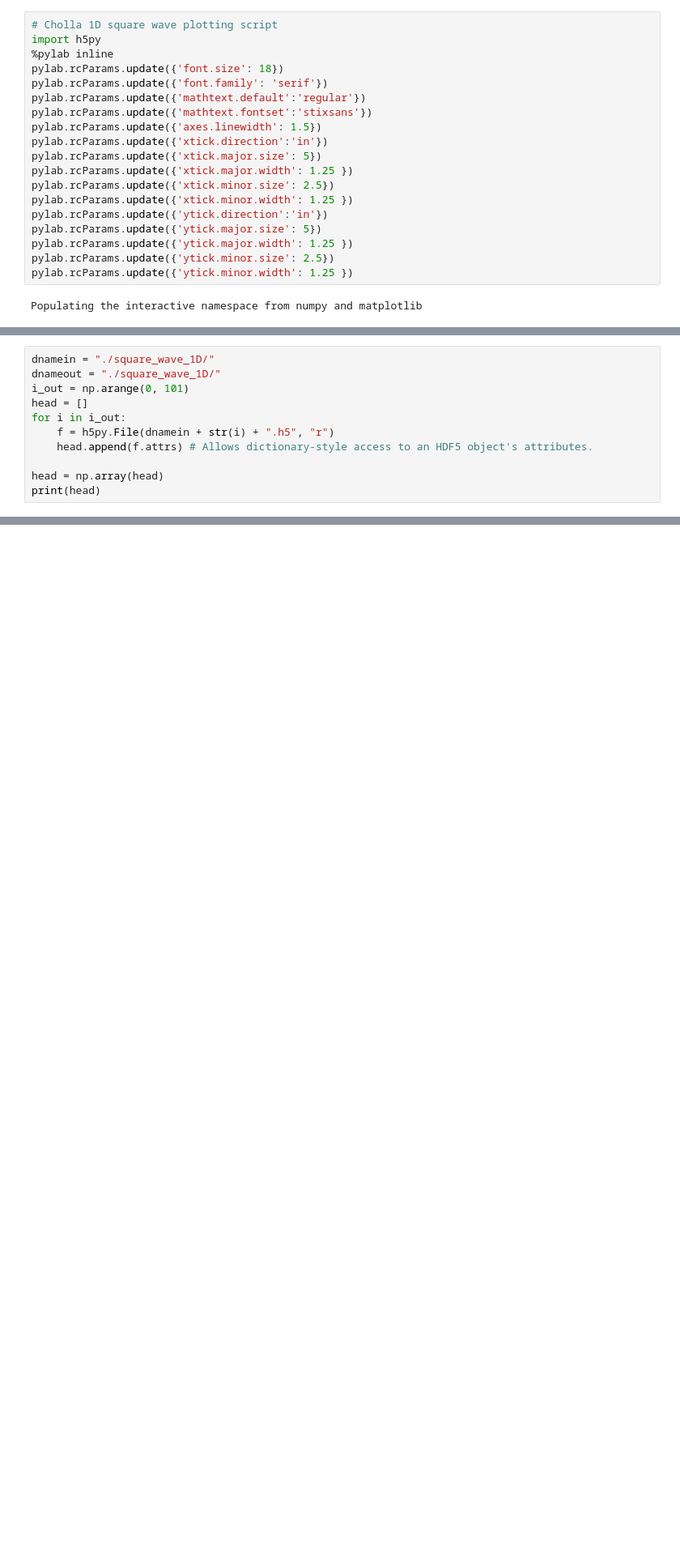
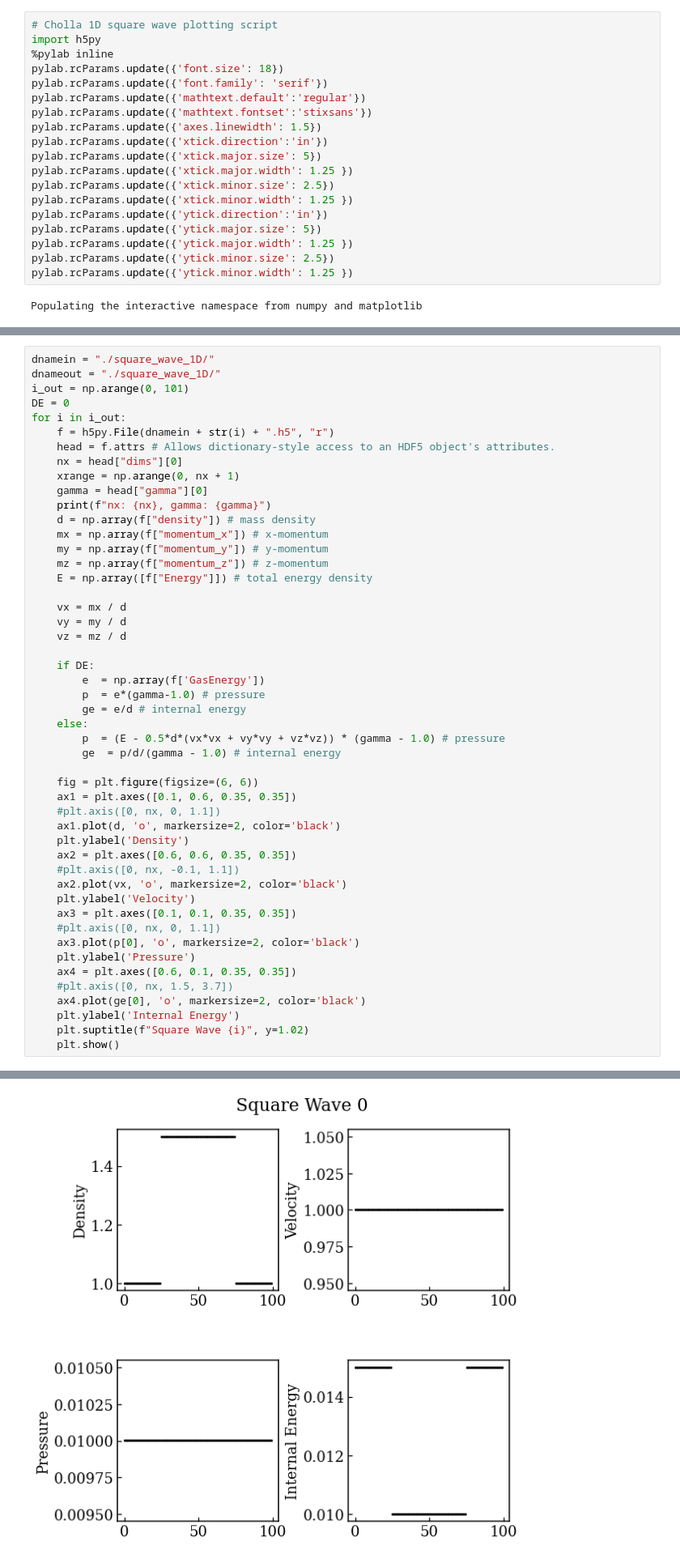
Before and after one commit to helenarichie/my_scripts, a Jupyter notebook: cholla/hmr_plot_square_wave.ipynb, the cells around one changed output, grey strips where cells are left out. Shown at 81% size. Drawn from its saved outputs; the diff is of its cells as text; blank space fills up the shorter version.

Commit message:
add square wave plots

```diff
--- a/cholla/hmr_plot_square_wave.ipynb
+++ b/cholla/hmr_plot_square_wave.ipynb
@@ -23,11 +76,49 @@ Populating the interactive namespace from numpy and matplotlib
 dnamein = "./square_wave_1D/"
 dnameout = "./square_wave_1D/"
 i_out = np.arange(0, 101)
-head = []
+DE = 0
 for i in i_out:
     f = h5py.File(dnamein + str(i) + ".h5", "r")
-    head.append(f.attrs) # Allows dictionary-style access to an HDF5 object's attributes.
+    head = f.attrs # Allows dictionary-style access to an HDF5 object's attributes.
+    nx = head["dims"][0]
+    xrange = np.arange(0, nx + 1)
+    gamma = head["gamma"][0]
+    print(f"nx: {nx}, gamma: {gamma}")
+    d = np.array(f["density"]) # mass density
+    mx = np.array(f["momentum_x"]) # x-momentum
+    my = np.array(f["momentum_y"]) # y-momentum
+    mz = np.array(f["momentum_z"]) # z-momentum
+    E = np.array([f["Energy"]]) # total energy density
 
-head = np.array(head)
-print(head)
+    vx = mx / d
+    vy = my / d
+    vz = mz / d
+
+    if DE:
+        e  = np.array(f['GasEnergy'])
+        p  = e*(gamma-1.0) # pressure
+        ge = e/d # internal energy
+    else:
+        p  = (E - 0.5*d*(vx*vx + vy*vy + vz*vz)) * (gamma - 1.0) # pressure
+        ge  = p/d/(gamma - 1.0) # internal energy
+
+    fig = plt.figure(figsize=(6, 6))
+    ax1 = plt.axes([0.1, 0.6, 0.35, 0.35])
+    #plt.axis([0, nx, 0, 1.1])
+    ax1.plot(d, 'o', markersize=2, color='black')
+    plt.ylabel('Density')
+    ax2 = plt.axes([0.6, 0.6, 0.35, 0.35])
+    #plt.axis([0, nx, -0.1, 1.1])
+    ax2.plot(vx, 'o', markersize=2, color='black')
+    plt.ylabel('Velocity')
+    ax3 = plt.axes([0.1, 0.1, 0.35, 0.35])
+    #plt.axis([0, nx, 0, 1.1])
+    ax3.plot(p[0], 'o', markersize=2, color='black')
+    plt.ylabel('Pressure')
+    ax4 = plt.axes([0.6, 0.1, 0.35, 0.35])
+    #plt.axis([0, nx, 1.5, 3.7])
+    ax4.plot(ge[0], 'o', markersize=2, color='black')
+    plt.ylabel('Internal Energy')
+    plt.suptitle(f"Square Wave {i}", y=1.02)
+    plt.show()
 # %% [output]
@@ -40,0 +126 @@ print(head)
+[figure, added]
```
Also changed, not shown: parts of 5 cells of this notebook, 1 other file.
